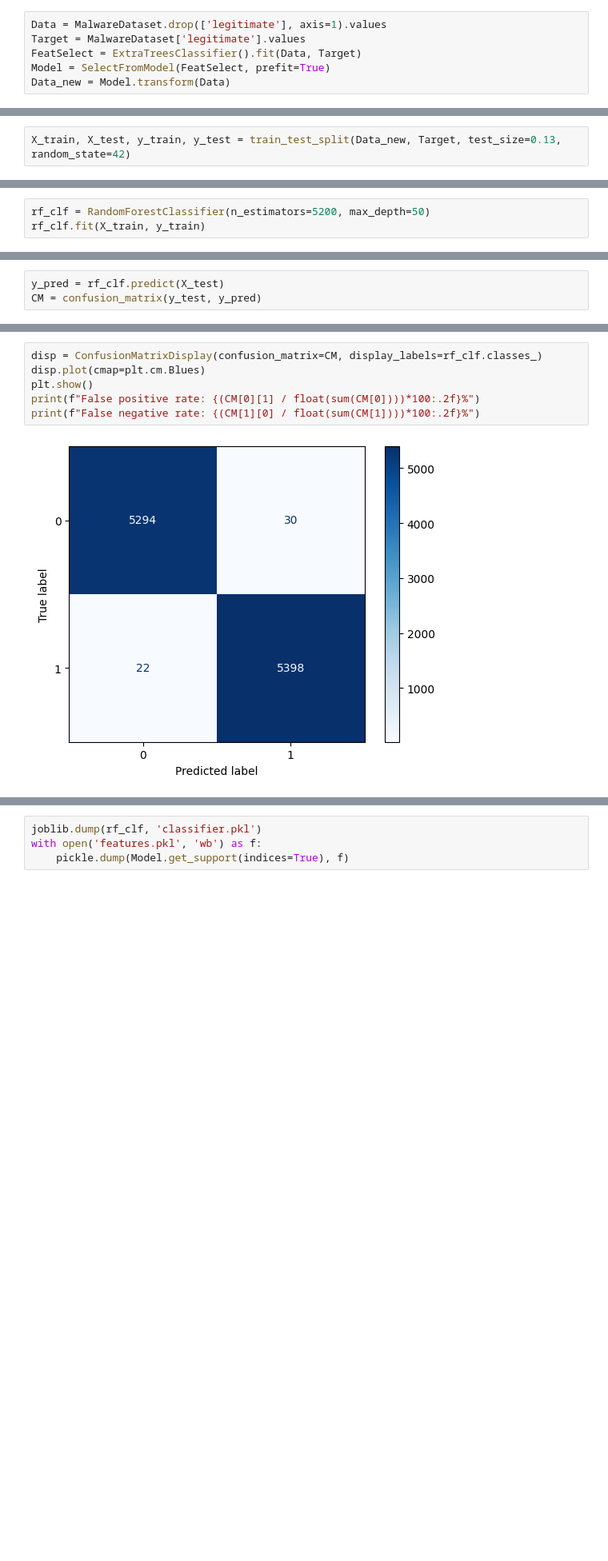
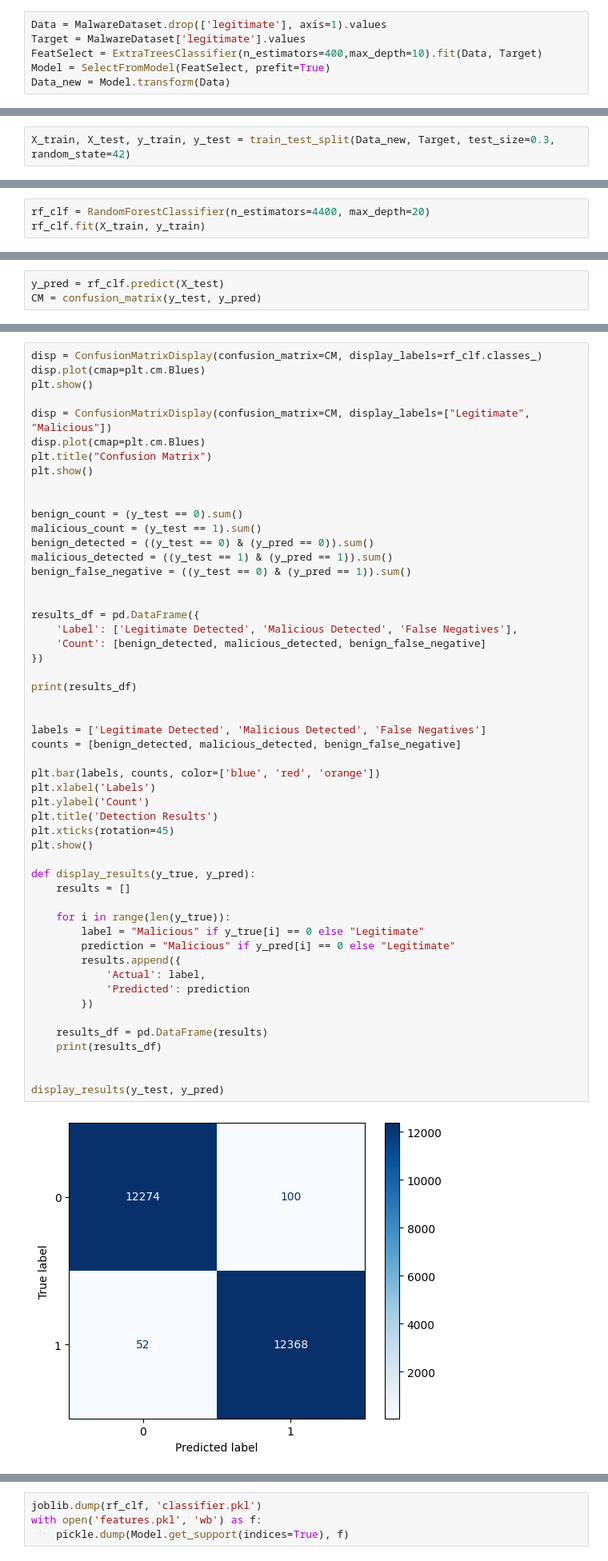
Before and after one commit to deskram/PEBehaviorDetection, a Jupyter notebook: ML_Model/PE.ipynb, the cells around one changed output, grey strips where cells are left out. Shown: that part at 80% size. Drawn from its saved outputs; the diff is of its cells as text; blank space fills up the shorter version.

```diff
--- a/ML_Model/PE.ipynb
+++ b/ML_Model/PE.ipynb
@@ -94,6 +106,6 @@ MalwareDataset = features_df.merge(Labels, right_index=True, left_index=True)
 # %%
 Data = MalwareDataset.drop(['legitimate'], axis=1).values
 Target = MalwareDataset['legitimate'].values
-FeatSelect = ExtraTreesClassifier().fit(Data, Target)
+FeatSelect = ExtraTreesClassifier(n_estimators=400,max_depth=10).fit(Data, Target)
 Model = SelectFromModel(FeatSelect, prefit=True)
 Data_new = Model.transform(Data)
@@ -100,2 +115,2 @@ Data_new = Model.transform(Data)
 # %%
-X_train, X_test, y_train, y_test = train_test_split(Data_new, Target, test_size=0.13, random_state=42)
+X_train, X_test, y_train, y_test = train_test_split(Data_new, Target, test_size=0.3, random_state=42)
@@ -102,4 +119,4 @@ X_train, X_test, y_train, y_test = train_test_split(Data_new, Target, test_size=
 # %%
-rf_clf = RandomForestClassifier(n_estimators=5200, max_depth=50)
+rf_clf = RandomForestClassifier(n_estimators=4400, max_depth=20)
 rf_clf.fit(X_train, y_train)
 # %% [output]
@@ -115,8 +142,54 @@ CM = confusion_matrix(y_test, y_pred)
 # %%
 disp = ConfusionMatrixDisplay(confusion_matrix=CM, display_labels=rf_clf.classes_)
 disp.plot(cmap=plt.cm.Blues)
 plt.show()
-print(f"False positive rate: {(CM[0][1] / float(sum(CM[0])))*100:.2f}%")
-print(f"False negative rate: {(CM[1][0] / float(sum(CM[1])))*100:.2f}%")
+
+disp = ConfusionMatrixDisplay(confusion_matrix=CM, display_labels=["Legitimate", "Malicious"])
+disp.plot(cmap=plt.cm.Blues)
+plt.title("Confusion Matrix")
+plt.show()
+
+
+benign_count = (y_test == 0).sum()
+malicious_count = (y_test == 1).sum()
+benign_detected = ((y_test == 0) & (y_pred == 0)).sum()
+malicious_detected = ((y_test == 1) & (y_pred == 1)).sum()
+benign_false_negative = ((y_test == 0) & (y_pred == 1)).sum()
+
+
+results_df = pd.DataFrame({
+    'Label': ['Legitimate Detected', 'Malicious Detected', 'False Negatives'],
+    'Count': [benign_detected, malicious_detected, benign_false_negative]
+})
+
+print(results_df)
+
+
+labels = ['Legitimate Detected', 'Malicious Detected', 'False Negatives']
+counts = [benign_detected, malicious_detected, benign_false_negative]
+
+plt.bar(labels, counts, color=['blue', 'red', 'orange'])
+plt.xlabel('Labels')
+plt.ylabel('Count')
+plt.title('Detection Results')
+plt.xticks(rotation=45)
+plt.show()
+
+def display_results(y_true, y_pred):
+    results = []
+
+    for i in range(len(y_true)):
+        label = "Malicious" if y_true[i] == 0 else "Legitimate"
+        prediction = "Malicious" if y_pred[i] == 0 else "Legitimate"
+        results.append({
+            'Actual': label,
+            'Predicted': prediction
+        })
+
+    results_df = pd.DataFrame(results)
+    print(results_df)
+
+
+display_results(y_test, y_pred)
 # %% [output]
-[figure, old version]
+[figure, new version]
```
Also changed, not shown: parts of 30 cells of this notebook.
